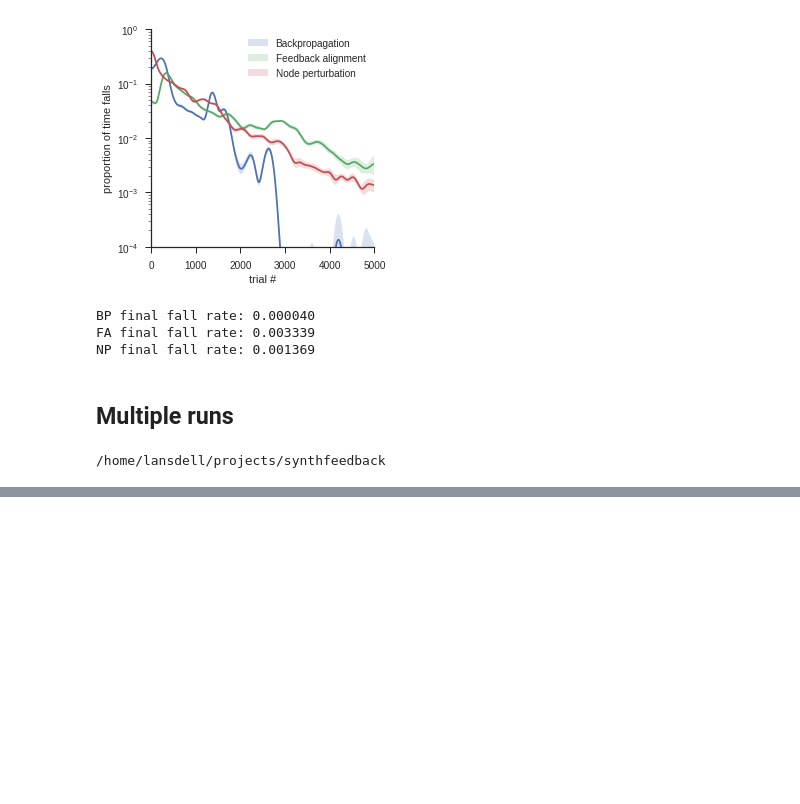
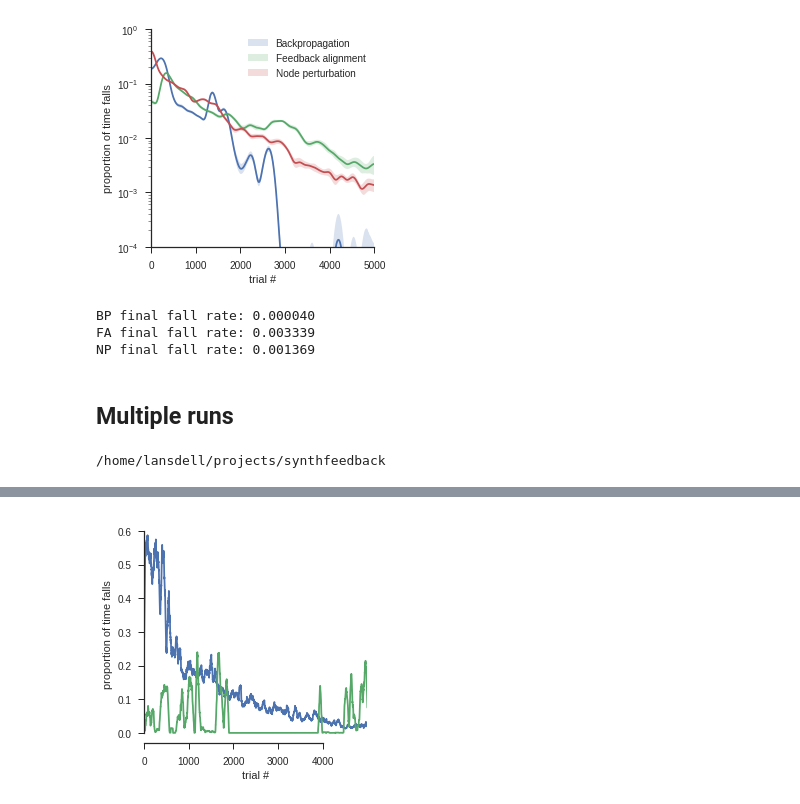
Before and after one commit to benlansdell/synthfeedback, a Jupyter notebook: notebooks/cartpole_partial_obs_results.ipynb, the cells around one changed output, grey strips where cells are left out. Drawn from its saved outputs; the diff is of its cells as text; code cells hidden in the pictures; blank space fills up the shorter version.

```diff
--- a/notebooks/cartpole_partial_obs_results.ipynb
+++ b/notebooks/cartpole_partial_obs_results.ipynb
@@ -320,0 +406,20 @@ sns.despine(trim=True)
+# %%
+#Load FA results
+lmbda = 5e-3
+var_xi = 0.01
+method = 'feedbackalignment'
+learning_rate = 2e-3
+N_epochs = 5000
+nB = 20
+#Load data from script
+fn_in = './experiments/cartpole_rnn_partialobs_sgdnp_delayed/%s_learning_rate_%f_lmbda_%f_varxi_%f_multipleruns.npz'%(method, learning_rate, lmbda, var_xi)
+with open(fn_in, 'rb') as f:
+    data = pickle.load(f)
+
+xs = data['xs']
+params = data['params']
+
+theta_d_fa = xs[:,:,:,:,:,0].reshape(Nruns, N_epochs,-1, nB)
+theta_fa = xs[:,:,:,:,:,1].reshape(Nruns, N_epochs,-1,nB)
+h_d_fa = xs[:,:,:,:,:,2].reshape(Nruns, N_epochs,-1,nB)
+h_fa = xs[:,:,:,:,:,3].reshape(Nruns, N_epochs,-1,nB)
@@ -320,0 +446,28 @@ sns.despine(trim=True)
+# %%
+fig, axis = plt.subplots(1,1,figsize = (4,4))
+
+threshold = np.pi/6
+
+bp_fallrates = 1-np.mean(theta_bp[:,:,:,:]<threshold, 2)
+bp_fallrates = np.mean(bp_fallrates,0)
+bp_fallrates = smooth(np.mean(bp_fallrates,1))
+
+fa_fallrates = 1-np.mean(theta_fa[:,:,:,:]<threshold, 2)
+fa_fallrates = np.mean(fa_fallrates,0)
+fa_fallrates = smooth(np.mean(fa_fallrates,1))
+
+#np_fallrates = 1-np.mean(theta_np[:,:,:,:]<threshold, 2)
+#np_fallrates = np.mean(np_fallrates,0)
+#np_fallrates = smooth(np.mean(np_fallrates,1))
+
+sns.tsplot(bp_fallrates, ax = axis, color = 'C0', ci = 95)
+sns.tsplot(fa_fallrates, ax = axis, color = 'C1', ci = 95)
+#sns.tsplot(np_fallrates, ax = axis, color = 'C2', ci = 95)
+
+axis.set_xlabel('trial #')
+#axis.set_yscale('log')
+#axis.set_ylim([1e-4, 1])
+axis.set_ylabel('proportion of time falls')
+sns.despine(trim=True)
+# %% [output]
+[figure, added]
```
Also changed, not shown: parts of 13 cells of this notebook, 2 other files.
